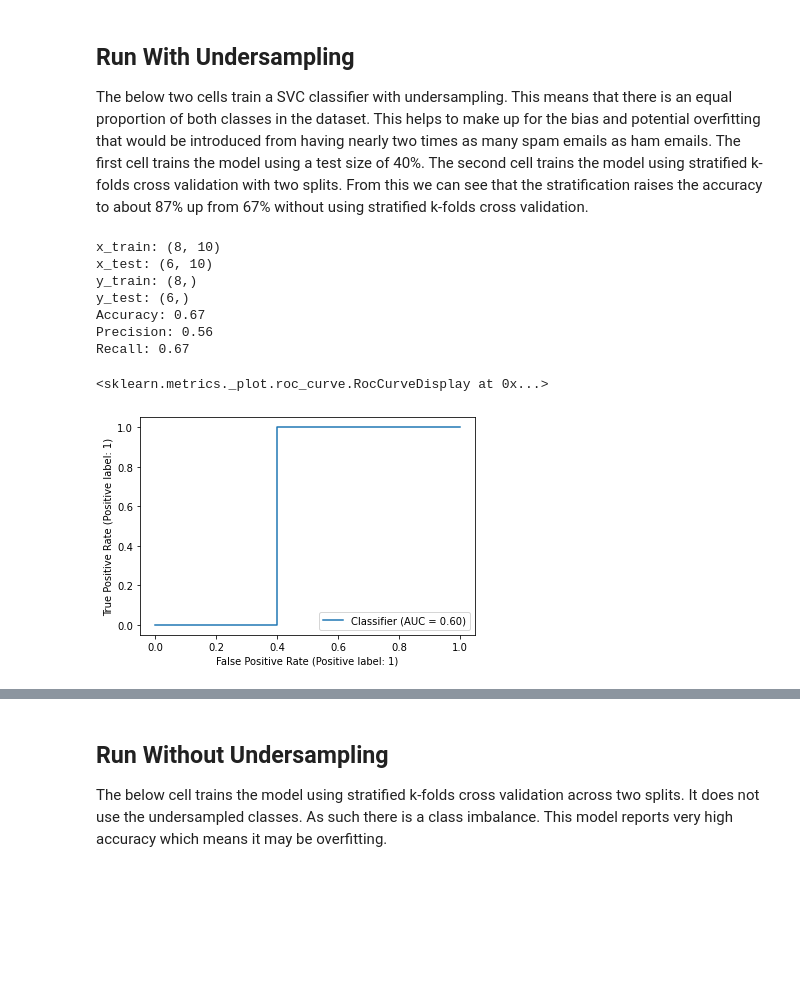
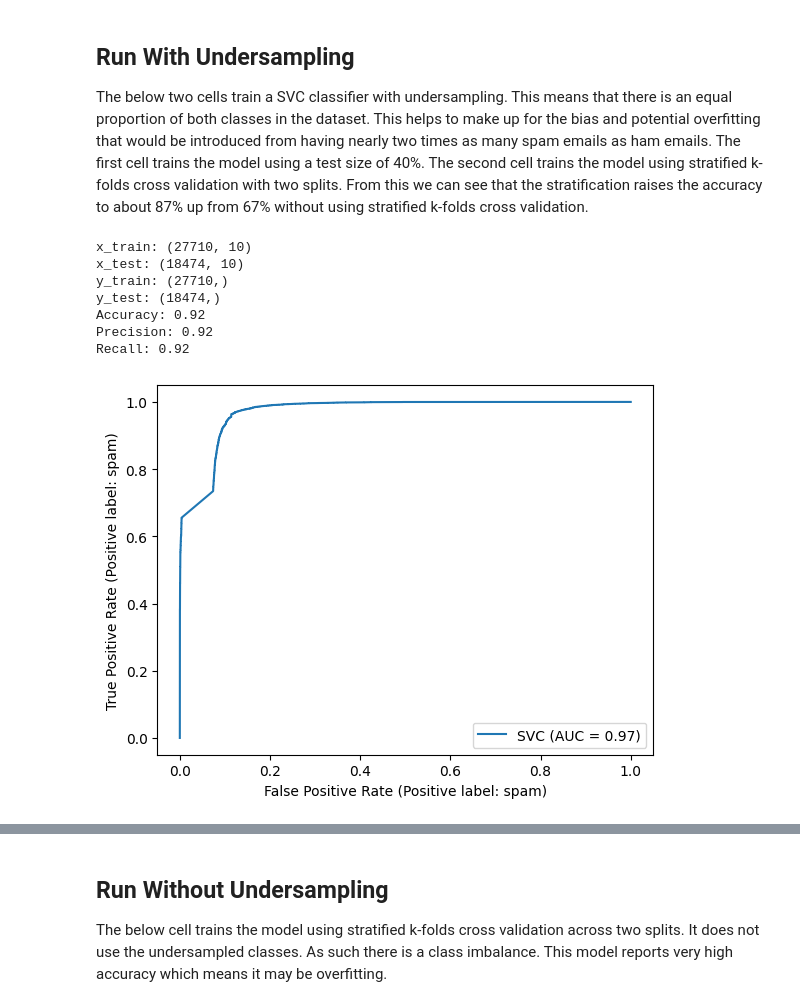
Before and after one commit to GrantFass/cs4981MLProductionSystems, a Jupyter notebook: EmailClassifier.ipynb, the cells around one changed output, grey strips where cells are left out. Cells and saved outputs as stored; diff of their text form; code cells hidden in the pictures; blank space fills up the shorter version.

Commit message:
Fix ROC Curves
There was an issue when assigning the y values. Accidentally had assigned to clustering output thus causing the model to assume multiclass intead of binary.

```diff
--- a/EmailClassifier.ipynb
+++ b/EmailClassifier.ipynb
@@ -126,9 +126,9 @@ plt.show()
 ## Set up the data
 The below cell splits the data into separate variables for the data and its labels. It then uses the imblearn RandomUnderSampler class to create an even split of data between the two classes.
 # %%
-# y = df['label']
+y_orig = df['label']
 # x = df.drop(columns=['label'])
-y_orig = clustering.labels_
+# y_orig = clustering.labels_
 x_orig = truncated
 print('Original dataset shape {}'.format(Counter(y_orig)))
 rus = RandomUnderSampler(random_state=42)
@@ -143,23 +143,26 @@ The below two cells train a SVC classifier with undersampling. This means that t
 # %%
 x_train, x_test, y_train, y_test = train_test_split(x, y, test_size=0.40, random_state=42)
 print("x_train: %s\nx_test: %s\ny_train: %s\ny_test: %s" % (str(x_train.shape), str(x_test.shape), str(y_train.shape), str(y_test.shape)))
 clf = svm.SVC(kernel='linear')
 clf.fit(x_train, y_train)
 y_pred = clf.predict(x_test)
+y_decision = clf.decision_function(x_test)
 print("Accuracy: %.2f" % (metrics.accuracy_score(y_test, y_pred)))
 print("Precision: %.2f" % (metrics.precision_score(y_test, y_pred, average='weighted', zero_division=0)))
 print("Recall: %.2f" % (metrics.recall_score(y_test, y_pred, average='weighted')))
-metrics.RocCurveDisplay.from_predictions(y_test, y_pred, pos_label=1)
+# metrics.RocCurveDisplay.from_predictions(y_test, y_decision, pos_label=1)
+# plt.show()
+svc_disp = metrics.RocCurveDisplay.from_estimator(clf, x_test, y_test)
+plt.show()
 # %% [output]
-x_train: (8, 10)
-x_test: (6, 10)
-y_train: (8,)
-y_test: (6,)
-Accuracy: 0.67
-Precision: 0.56
-Recall: 0.67
+x_train: (27710, 10)
+x_test: (18474, 10)
+y_train: (27710,)
+y_test: (18474,)
+Accuracy: 0.92
+Precision: 0.92
+Recall: 0.92
-<sklearn.metrics._plot.roc_curve.RocCurveDisplay at 0x...>
-[figure, old version]
+[figure, new version]
 # %%
 skf = StratifiedKFold(n_splits=2)
 skf.get_n_splits(x, y)
```
Also changed, not shown: parts of 6 cells of this notebook.
